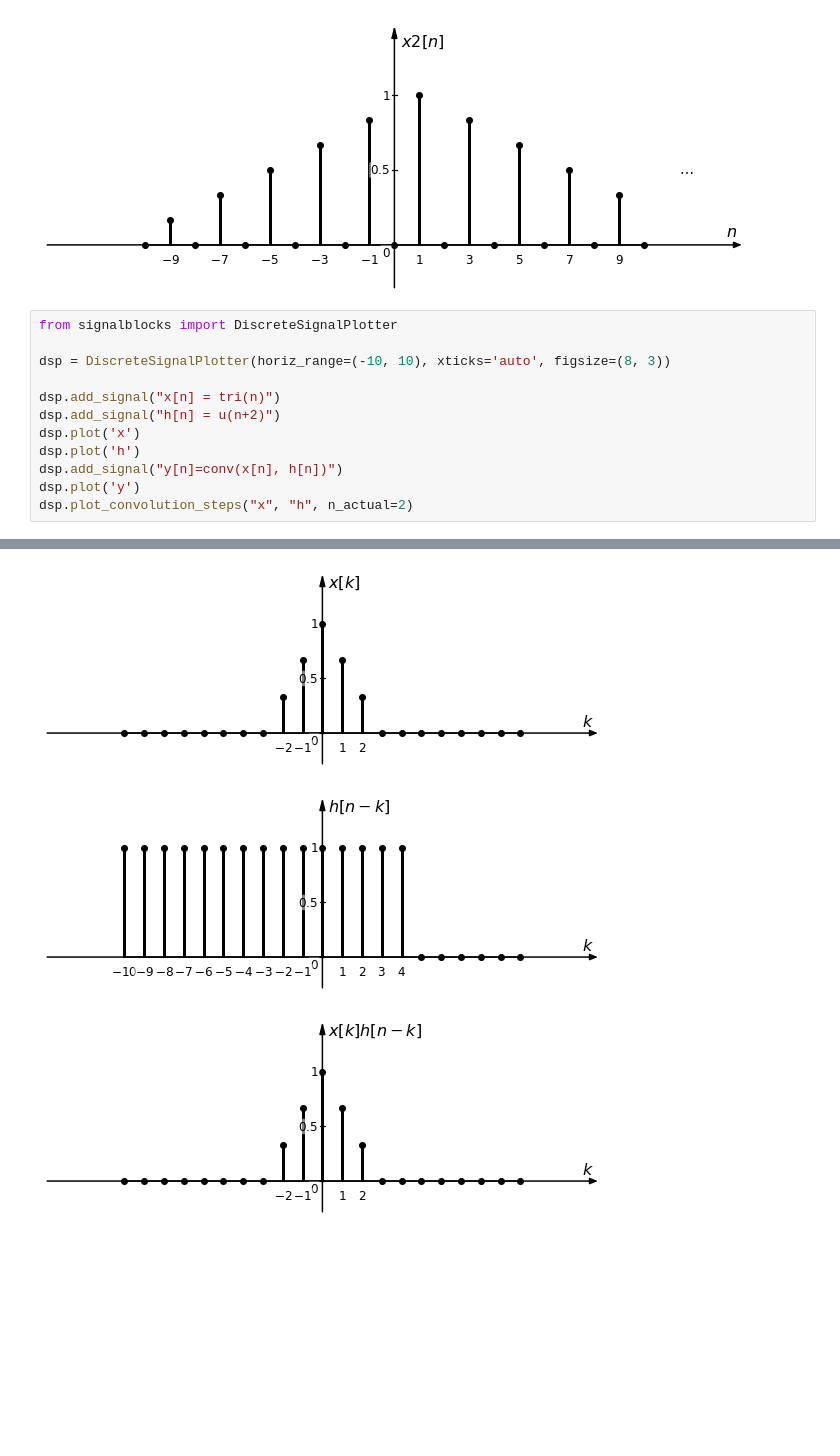
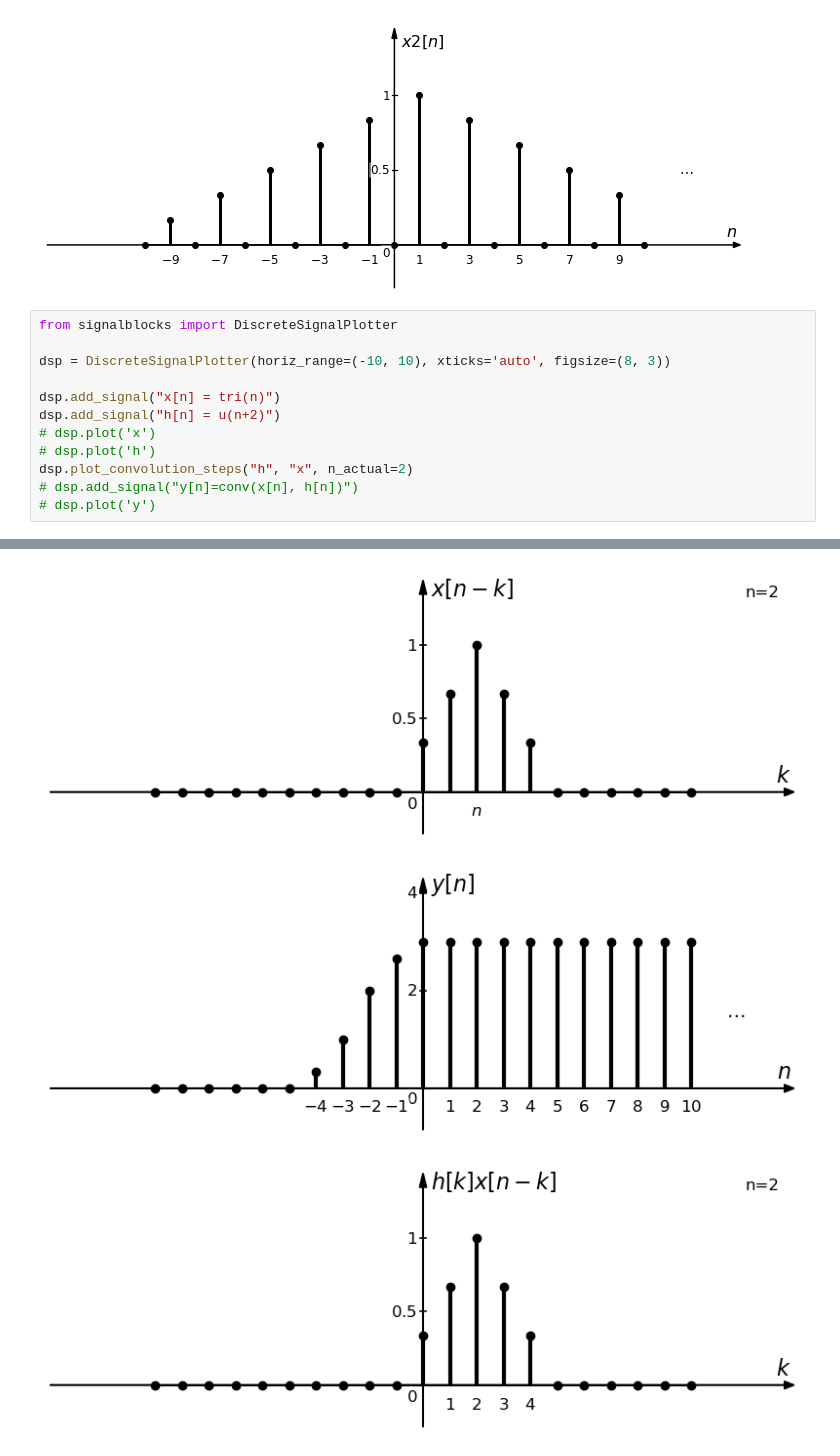
Before and after one commit to miguelmartfern/BlockDiagrams, a Jupyter notebook: docs/notebooks/discrete_signal_examples.ipynb, the cells around one changed output, grey strips where cells are left out. Saved outputs shown, nothing was run; the diff lists cells and outputs as text; blank space fills up the shorter version.

Commit message:
Changes: * Changes in plot_convolution_steps. Work in progress.

```diff
--- a/docs/notebooks/discrete_signal_examples.ipynb
+++ b/docs/notebooks/discrete_signal_examples.ipynb
@@ -149,10 +149,10 @@ dsp = DiscreteSignalPlotter(horiz_range=(-10, 10), xticks='auto', figsize=(8, 3)
 
 dsp.add_signal("x[n] = tri(n)")
 dsp.add_signal("h[n] = u(n+2)")
-dsp.plot('x')
-dsp.plot('h')
-dsp.add_signal("y[n]=conv(x[n], h[n])")
-dsp.plot('y')
-dsp.plot_convolution_steps("x", "h", n_actual=2)
+# dsp.plot('x')
+# dsp.plot('h')
+dsp.plot_convolution_steps("h", "x", n_actual=2)
+# dsp.add_signal("y[n]=conv(x[n], h[n])")
+# dsp.plot('y')
 # %% [output]
 [figure]
@@ -162,3 +162,3 @@ dsp.plot_convolution_steps("x", "h", n_actual=2)
-[figure, old version]
+[figure, new version]
-[figure, old version]
+[figure, new version]
-[figure, old version]
+[figure, new version]
```
Also changed, not shown: parts of 4 cells of this notebook, 1 other file.
